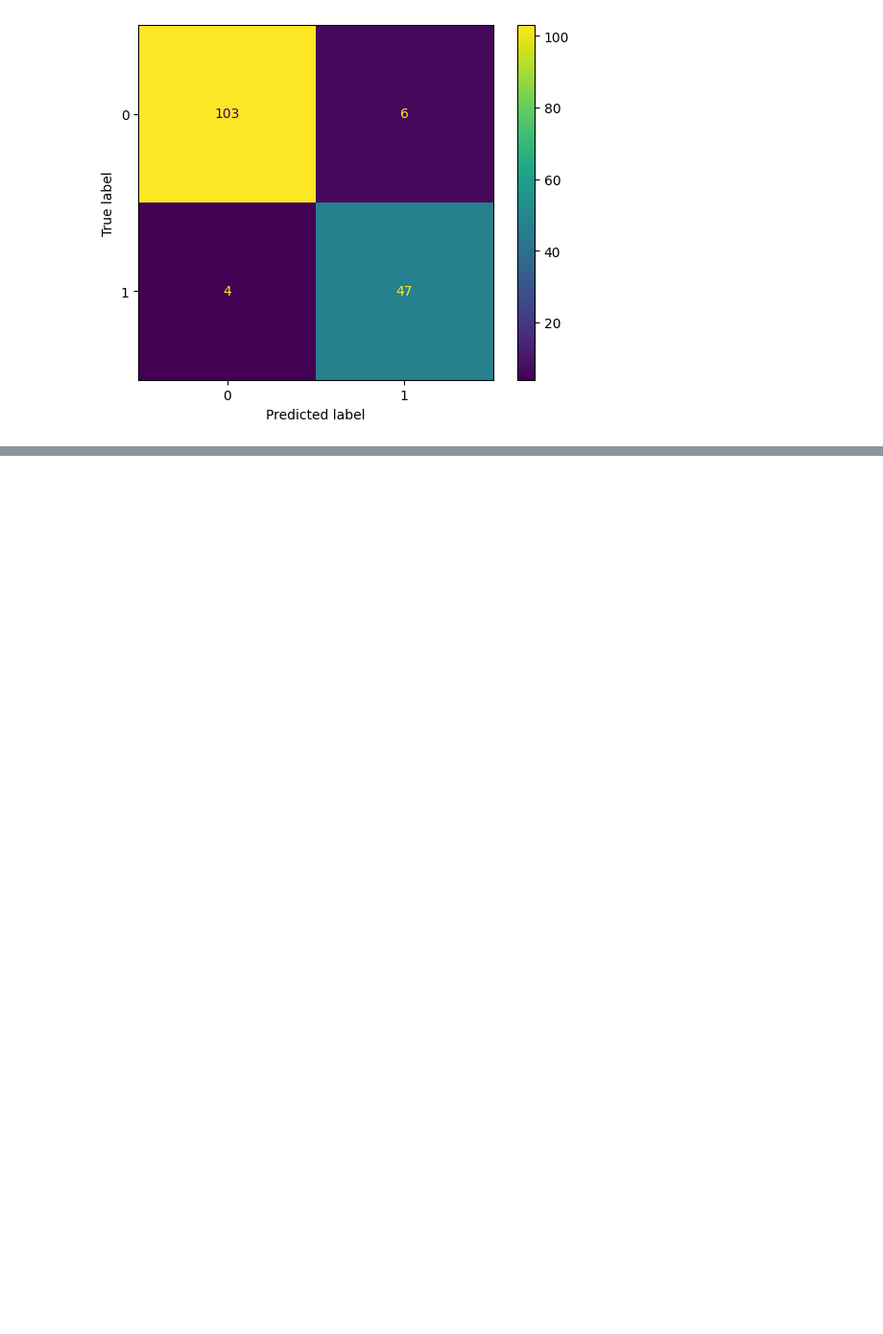
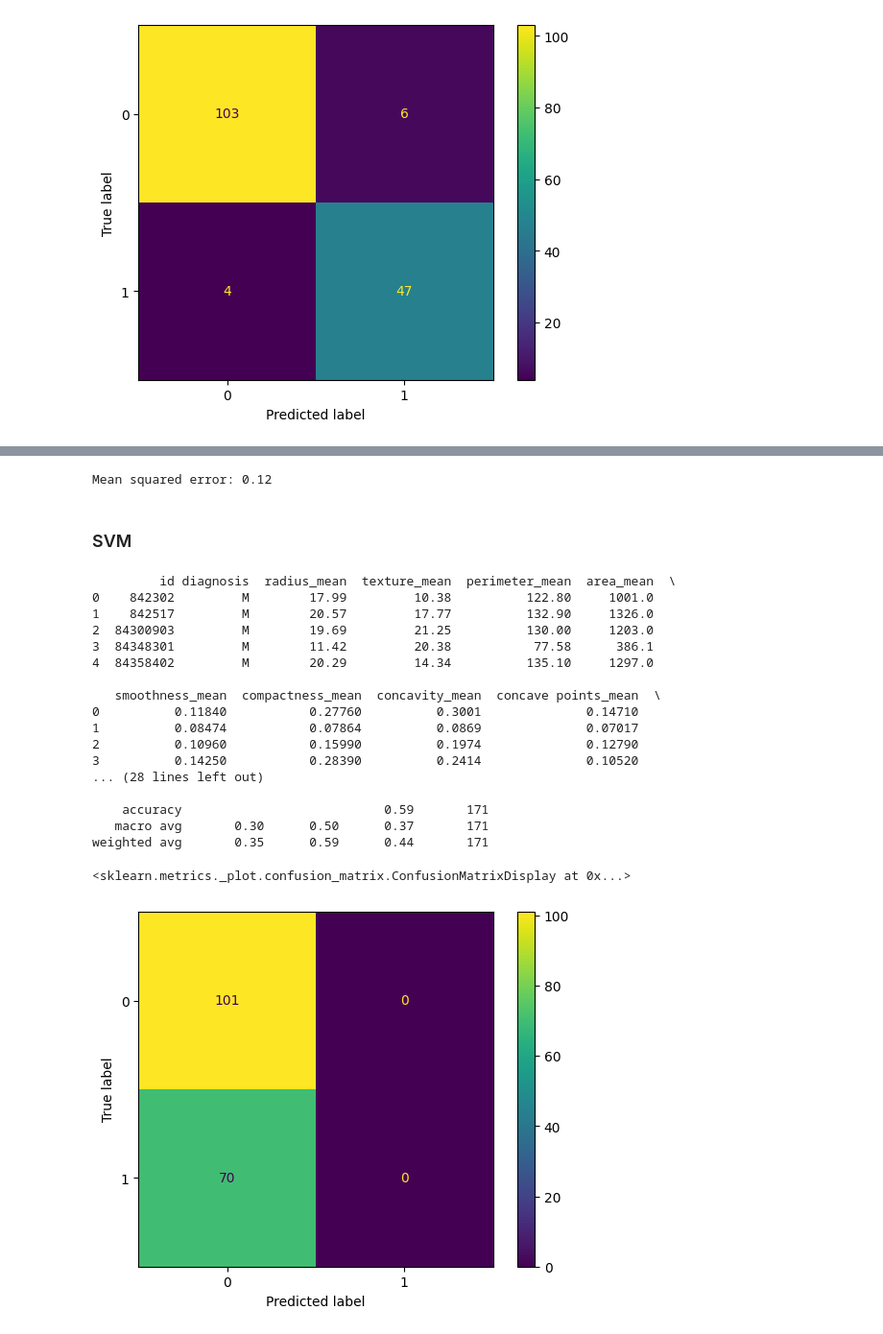
Before and after one commit to jeevan-yohan-varghese/ml-a2023, a Jupyter notebook: Trial/ml-trial.ipynb, the cells around one changed output, grey strips where cells are left out. Shown at 96% size. Cells and saved outputs as stored; diff of their text form; code cells hidden in the pictures; blank space fills up the shorter version.

```diff
--- a/Trial/ml-trial.ipynb
+++ b/Trial/ml-trial.ipynb
@@ -349,0 +388,72 @@ weighted avg       0.94      0.94      0.94       160
+# %%
+from sklearn.neural_network import MLPRegressor
+from sklearn.model_selection import train_test_split
+from sklearn.metrics import mean_squared_error
+import numpy as np
+
+# Generate sample data
+X = np.random.rand(100, 5)  # 100 samples with 5 features
+y = np.random.rand(100, 1)  # target values
+
+# Split data into training and testing sets
+X_train, X_test, y_train, y_test = train_test_split(X, y, test_size=0.2, random_state=42)
+
+# Define the neural network architecture
+model = MLPRegressor(hidden_layer_sizes=(10,), activation='relu', solver='adam', max_iter=1000, random_state=42)
+
+# Train the model on the training data
+model.fit(X_train, y_train)
+
+# Predict the target values for the test data
+y_pred = model.predict(X_test)
+
+# Calculate the mean squared error between the predicted and actual target values
+mse = mean_squared_error(y_test, y_pred)
+print("Mean squared error: %.2f" % mse)
+# %% [output]
+Mean squared error: 0.12
+# %% [markdown]
+### SVM
+# %%
+import pandas as pd
+from sklearn.svm import SVC
+from sklearn.preprocessing import LabelEncoder
+from sklearn.model_selection import train_test_split
+clf=SVC(kernel='rbf')
+df=pd.read_csv("breast_cancer.csv")
+df.head()
+
+df=df.drop(['Unnamed: 32'],axis=1)
+df=df.dropna()
+
+encoder=LabelEncoder()
+X=df.drop(['diagnosis'],axis=1)
+y=df['diagnosis']
+y=encoder.fit_transform(y)
+print(df.head())
+X_train,X_test,y_train,y_test=train_test_split(X,y,test_size=0.3)
+
+clf.fit(X_train,y_train)
+y_pred=clf.predict(X_test)
+print(classification_report(y_test,y_pred))
+ConfusionMatrixDisplay(confusion_matrix(y_test,y_pred)).plot()
+# %% [output]
+         id diagnosis  radius_mean  texture_mean  perimeter_mean  area_mean  \
+0    842302         M        17.99         10.38          122.80     1001.0
+1    842517         M        20.57         17.77          132.90     1326.0
+2  84300903         M        19.69         21.25          130.00     1203.0
+3  84348301         M        11.42         20.38           77.58      386.1
+4  84358402         M        20.29         14.34          135.10     1297.0
+
+   smoothness_mean  compactness_mean  concavity_mean  concave points_mean  \
+0          0.11840           0.27760          0.3001              0.14710
+1          0.08474           0.07864          0.0869              0.07017
+2          0.10960           0.15990          0.1974              0.12790
+3          0.14250           0.28390          0.2414              0.10520
+... (28 lines left out)
+
+    accuracy                           0.59       171
+   macro avg       0.30      0.50      0.37       171
+weighted avg       0.35      0.59      0.44       171
+<sklearn.metrics._plot.confusion_matrix.ConfusionMatrixDisplay at 0x...>
+[figure, added]
```
Also changed, not shown: parts of 17 cells of this notebook.
